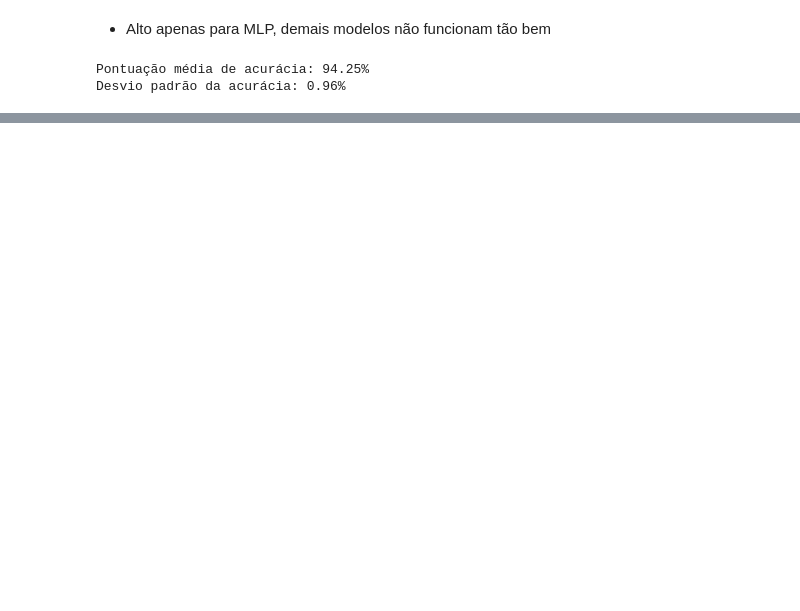
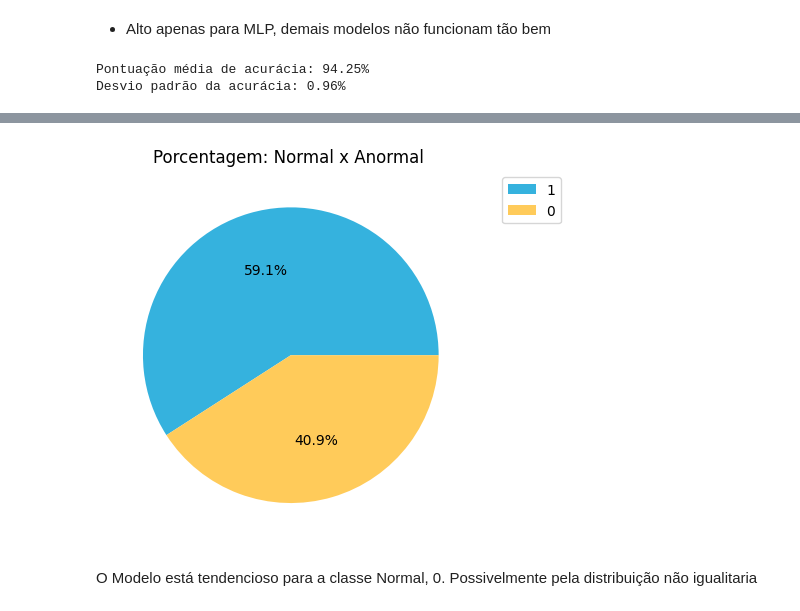
Before and after one commit to guisantoxxx/trabalho-AM, a Jupyter notebook: k_means_normalizacao_pca.ipynb, the cells around one changed output, grey strips where cells are left out. Saved outputs shown, nothing was run; the diff lists cells and outputs as text; code cells hidden in the pictures; blank space fills up the shorter version.

```diff
--- a/k_means_normalizacao_pca.ipynb
+++ b/k_means_normalizacao_pca.ipynb
@@ -1130,0 +1187,17 @@ dados_errados = dados_errados.drop(columns="CLUSTER")
+# %%
+colors = ["#35b2de", "#ffcb5a"]  # Apenas escolhando as cores
+
+labels = train_data["CLASSE"].value_counts().index
+plt.pie(
+    train_data["CLASSE"].value_counts(), autopct="%1.1f%%", colors=colors
+)  # conta as ocorrências de cada classe e exibe a porcentagem
+plt.legend(
+    labels,
+    bbox_to_anchor=(1.25, 1),
+)  # Nossas Legendas
+plt.title("Porcentagem: Normal x Anormal ")
+plt.show()
+# %% [output]
+[figure, added]
+# %% [markdown]
+O Modelo está tendencioso para a classe Normal, 0. Possivelmente pela distribuição não igualitaria
```
Also changed, not shown: parts of 13 cells of this notebook, 21 other files.
